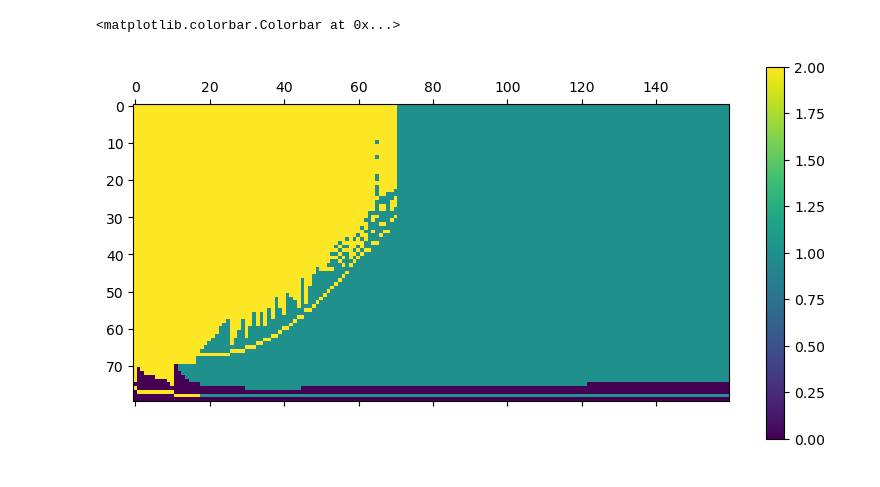
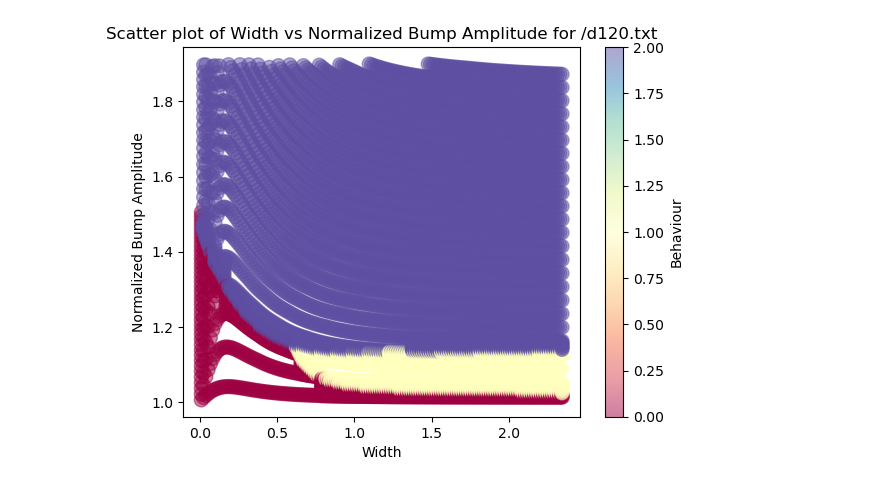
Before and after one commit to CEBangu/RingAttractor, a Jupyter notebook: ring_attractor/plotting.ipynb, the cells around one changed output. Saved outputs shown, nothing was run; the diff lists cells and outputs as text; code cells hidden in the pictures.

```diff
--- a/ring_attractor/plotting.ipynb
+++ b/ring_attractor/plotting.ipynb
@@ -15,20 +6,22 @@ bump_width = df['width']
-# %%
-subsets = []
-for width in np.unique(x):
-    subset = df[df['width'] == width]
-    subsets.append(subset)
-max_len = max([len(w) for w in subsets])
-
-to_plot = np.empty([max_len*len(subsets)]).reshape(max_len,len(subsets))
-for i, subset in enumerate(subsets):
-    width = subset.loc[:, 'behaviour'].to_numpy()
-    if len(width) < max_len:
-        width = np.append(width, [width[-1]] * (max_len - len(width)))
-    width = width.reshape(max_len)
-    to_plot[:, i] = width
-
-plt.matshow(np.flipud(to_plot))
-plt.colorbar()
-# %% [output]
-<matplotlib.colorbar.Colorbar at 0x...>
-[figure, removed]
+# %%
+# So for the plot x-axis is input width, y-axis is normalized bump amplitude, and points are the regime
+
+#change to your directory
+dir = '/Users/ciprianbangu/Cogmaster/S3/Theoretical Neuroscience/presentation/RingAttractor/ring_attractor/build/src'
+file_name = '/d120.txt' #change to yours
+header = ['ampliini', 'ampliaft', 'width', 'behaviour','amp'] #from their code
+df = pd.read_csv(dir + file_name, delimiter=' ', header=None, names=header)  # space seperated
+df['normalized_bump_amplitude'] = df.iloc[:, 1]/df.iloc[:, 0] # Im pretty sure this is the right thing to do here.
+bump_width = df['width'].to_numpy() #nice to isolate
+# %%
+filtered_df = df[df['normalized_bump_amplitude'] <= 1.9] #this is different for the models - check the paper
+filtered_df
+
+plt.scatter(filtered_df['width'], filtered_df['normalized_bump_amplitude'], c=filtered_df['behaviour'], s=100, alpha=0.5, cmap='Spectral')
+plt.colorbar(label='Behaviour')
+plt.xlabel('Width')
+plt.ylabel('Normalized Bump Amplitude')
+plt.title(f'Scatter plot of Width vs Normalized Bump Amplitude for {file_name}')
+plt.show()
+# %% [output]
+[figure, added]
```
Also changed, not shown: parts of 5 cells of this notebook, 2 other files.
